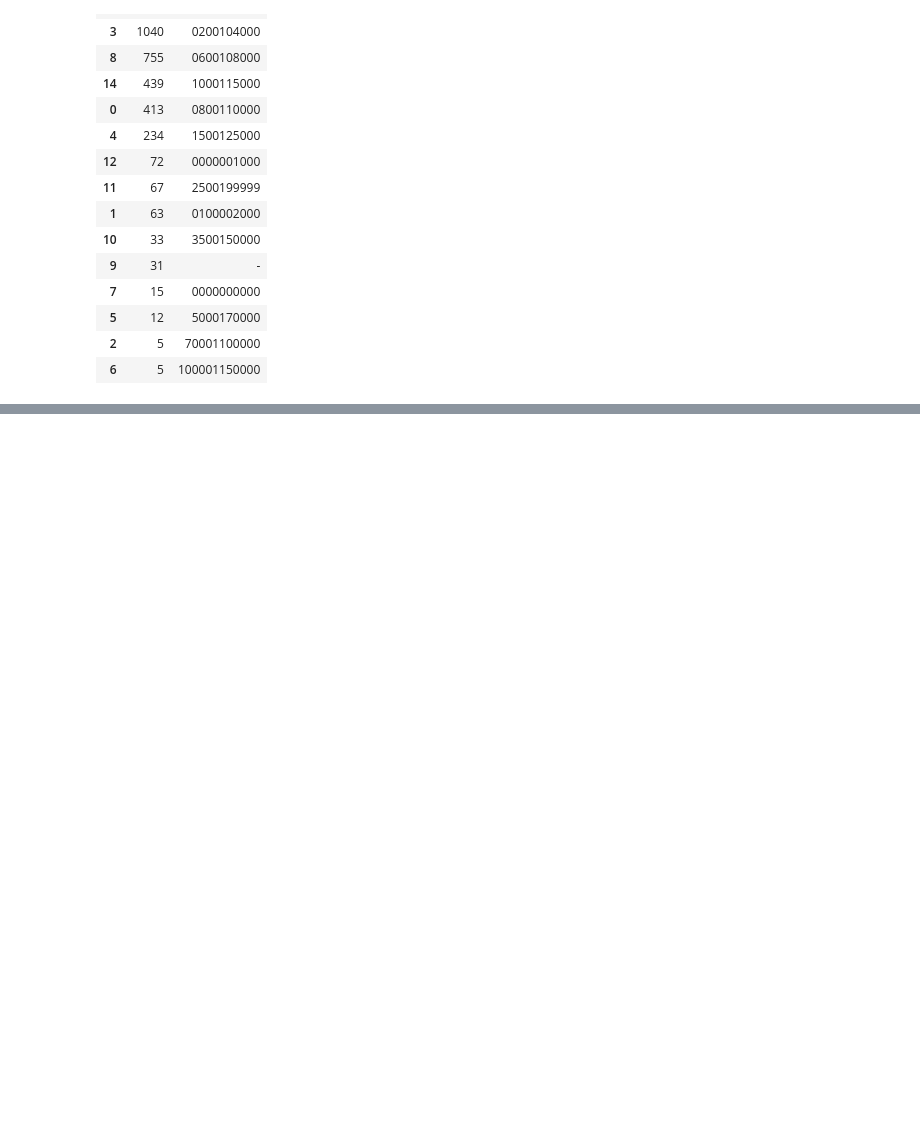
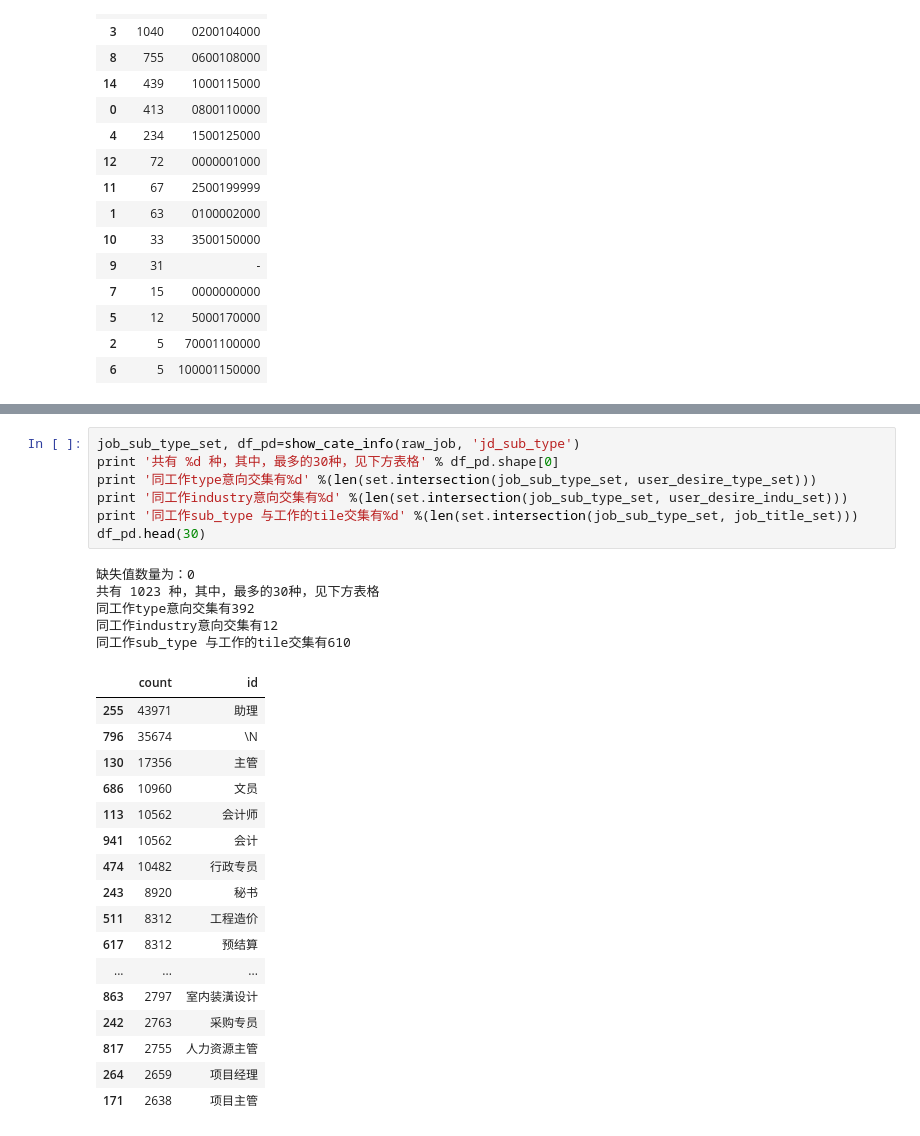
Before and after one commit to BotaoFan/zhilian, a Jupyter notebook: data_exploration.ipynb, the cells around one changed output, grey strips where cells are left out. Cells and saved outputs as stored; diff of their text form; blank space fills up the shorter version.

```diff
--- a/data_exploration.ipynb
+++ b/data_exploration.ipynb
@@ -450,0 +642,30 @@ See the caveats in the documentation: http://pandas.pydata.org/pandas-docs/stabl
+# %%
+job_sub_type_set, df_pd=show_cate_info(raw_job, 'jd_sub_type')
+print '共有 %d 种，其中，最多的30种，见下方表格' % df_pd.shape[0]
+print '同工作type意向交集有%d' %(len(set.intersection(job_sub_type_set, user_desire_type_set)))
+print '同工作industry意向交集有%d' %(len(set.intersection(job_sub_type_set, user_desire_indu_set)))
+print '同工作sub_type 与工作的tile交集有%d' %(len(set.intersection(job_sub_type_set, job_title_set)))
+df_pd.head(30)
+# %% [output]
+缺失值数量为：0
+共有 1023 种，其中，最多的30种，见下方表格
+同工作type意向交集有392
+同工作industry意向交集有12
+同工作sub_type 与工作的tile交集有610
+|  | count | id |
+| 255 | 43971 | 助理 |
+| 796 | 35674 | \N |
+| 130 | 17356 | 主管 |
+| 686 | 10960 | 文员 |
+| 113 | 10562 | 会计师 |
+| 941 | 10562 | 会计 |
+| 474 | 10482 | 行政专员 |
+| 243 | 8920 | 秘书 |
+| 511 | 8312 | 工程造价 |
+| 617 | 8312 | 预结算 |
+| ... | ... | ... |
+| 863 | 2797 | 室内装潢设计 |
+| 242 | 2763 | 采购专员 |
+| 817 | 2755 | 人力资源主管 |
+| 264 | 2659 | 项目经理 |
+| 171 | 2638 | 项目主管 |
```
Also changed, not shown: parts of 49 cells of this notebook, 1 other file.
